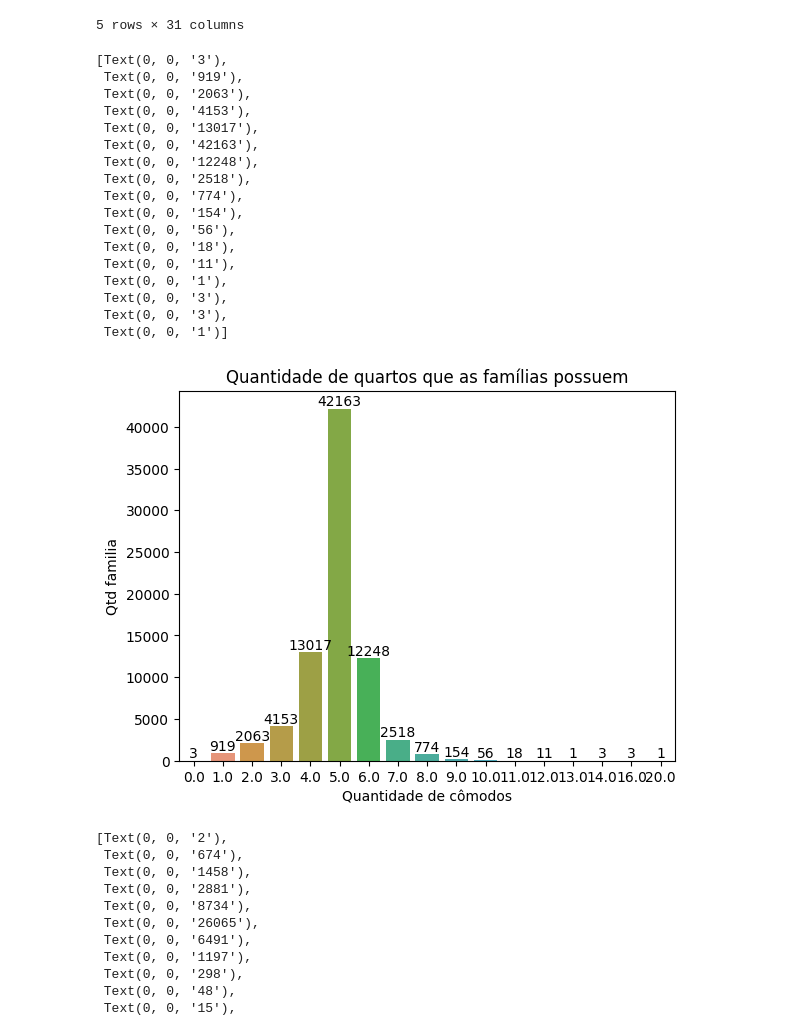
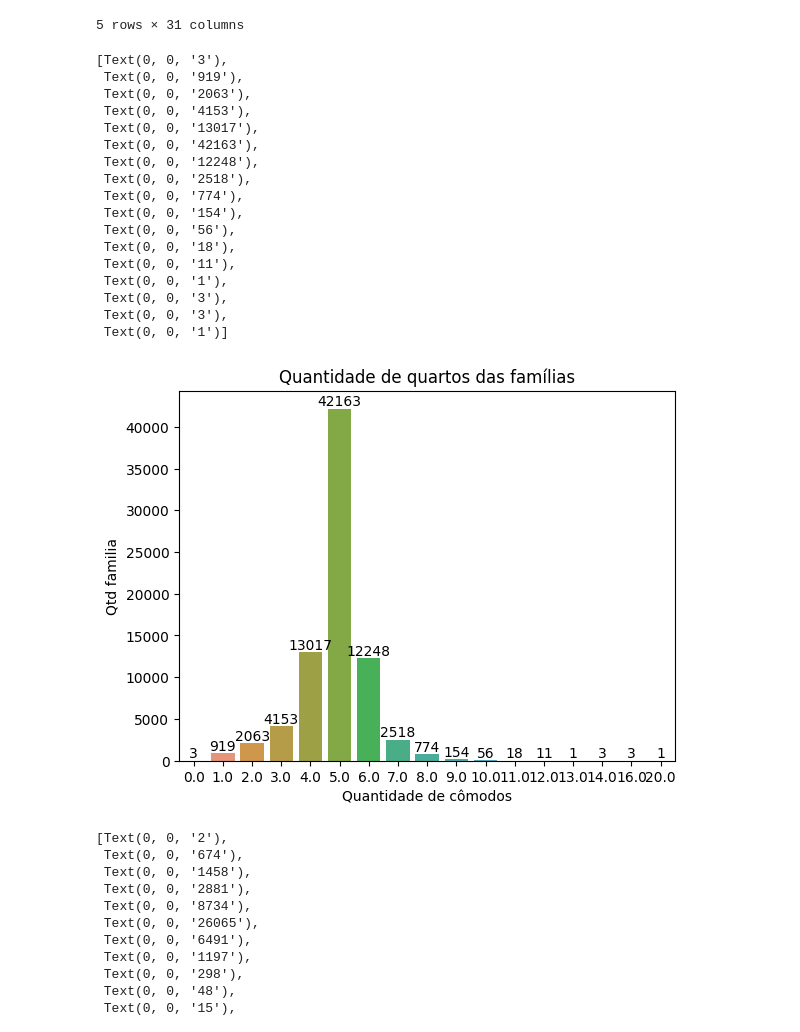
Before and after one commit to Jownao/dive_datascience, a Jupyter notebook: lab/03_Analise_dados_bolsa_familia.ipynb, the cells around one changed output. Cells and saved outputs as stored; diff of their text form; code cells hidden in the pictures.

```diff
--- a/lab/03_Analise_dados_bolsa_familia.ipynb
+++ b/lab/03_Analise_dados_bolsa_familia.ipynb
@@ -61,34 +65,34 @@ dataf[['cod_centro_assist_fam','cod_eas_fam','id_familia','cd_ibge']] = dataf[['
 # %%
 # Comodos x Pessoas / Grande parte possui entre 4-6 cômodos
 
 datatb = dataf.groupby("qtd_comodos_domic_fam")['id_familia'].count()
 datatb = convert_sums_frame(datatb, ['qtd_comodos_domic_fam','id_familia'])
 datatb = datatb.sort_values(by='qtd_comodos_domic_fam',
                       ascending=False )
 datatb
 bar = sns.barplot(data=datatb, x="qtd_comodos_domic_fam",y="id_familia")
 bar.set(xlabel='Quantidade de cômodos',ylabel='Qtd familia')
-plt.title('Quantidade de quartos que as famílias possuem')
+plt.title('Quantidade de quartos das famílias')
 bar.bar_label(bar.containers[0])
 # %% [output]
 [Text(0, 0, '3'),
  Text(0, 0, '919'),
  Text(0, 0, '2063'),
  Text(0, 0, '4153'),
  Text(0, 0, '13017'),
  Text(0, 0, '42163'),
  Text(0, 0, '12248'),
  Text(0, 0, '2518'),
  Text(0, 0, '774'),
  Text(0, 0, '154'),
  Text(0, 0, '56'),
  Text(0, 0, '18'),
  Text(0, 0, '11'),
  Text(0, 0, '1'),
  Text(0, 0, '3'),
  Text(0, 0, '3'),
  Text(0, 0, '1')]
-[figure, old version]
+[figure, new version]
 # %%
 # Comodos x Pessoas / Grande parte possui entre 4-6 cômodos
 
```
Also changed, not shown: parts of 8 cells of this notebook, 1 other file.
